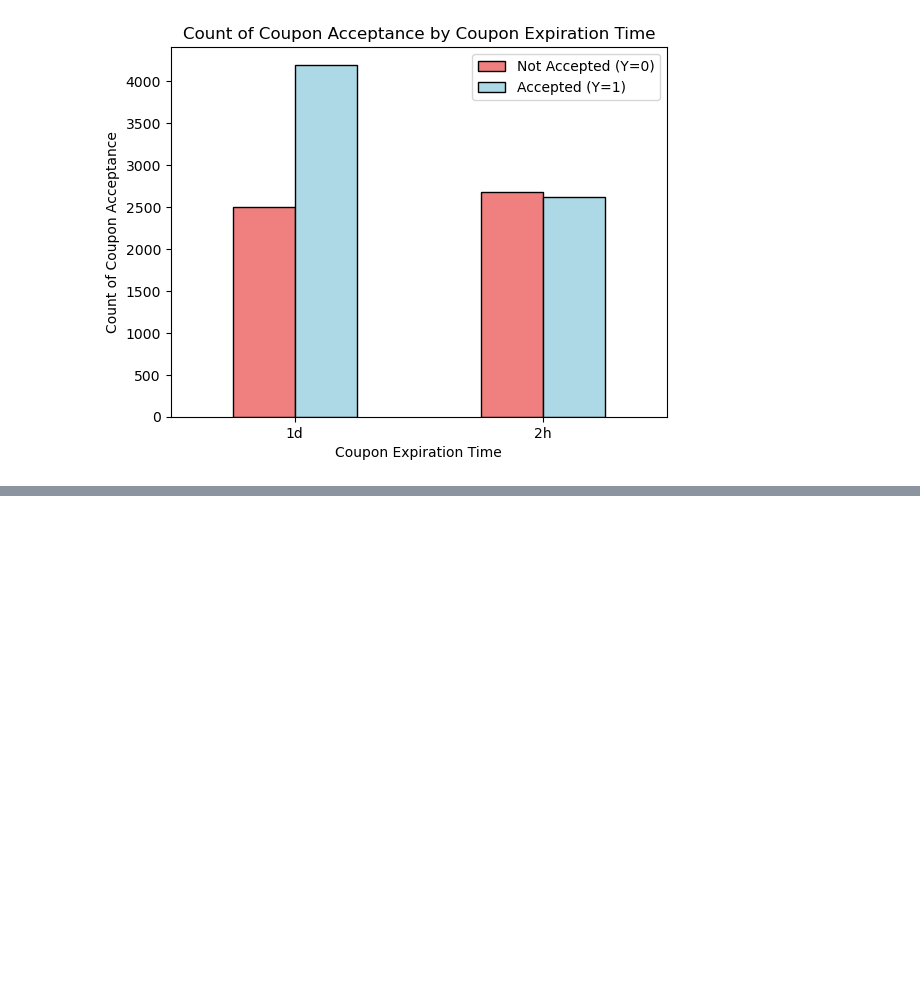
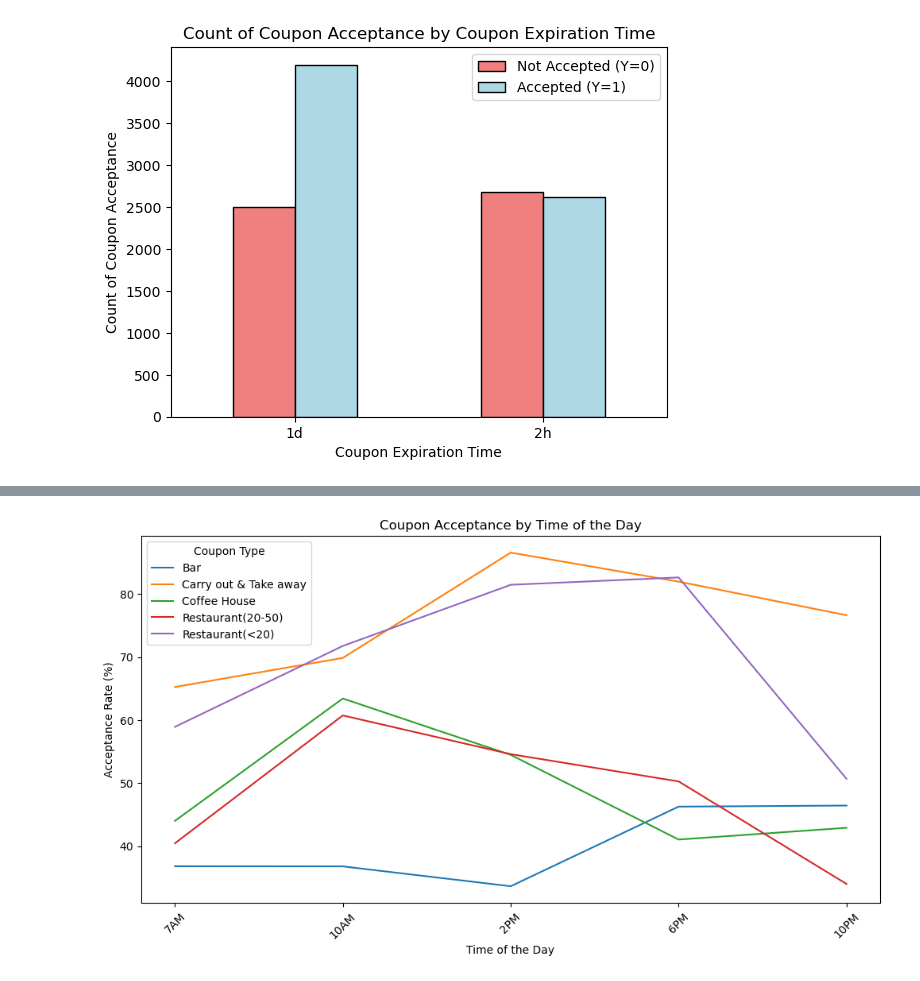
Before and after one commit to nachiketpatil/coupon_data_analysis, a Jupyter notebook: coupon_data_analysis.ipynb, the cells around one changed output, grey strips where cells are left out. Saved outputs shown, nothing was run; the diff lists cells and outputs as text; code cells hidden in the pictures; blank space fills up the shorter version.

```diff
--- a/coupon_data_analysis.ipynb
+++ b/coupon_data_analysis.ipynb
@@ -493,0 +521,28 @@ plt.show()
+# %%
+# Complex plot 2: What type of coupon is accepted more at different times of the day:
+# Looks like Restaurent coupons have highest rate of acceptance given any time of the day.
+# Coffee house coupons get accepted more in the mornings.
+
+time_order = ["7AM", "10AM", "2PM", "6PM", "10PM"]
+
+grouped_data = data_clean.groupby(["time", "coupon"])["Y"].mean().unstack()
+grouped_data = grouped_data.reindex(time_order)
+
+
+plt.figure(figsize=(12, 6))
+for coupon_type in grouped_data.columns:
+    plt.plot(grouped_data.index, grouped_data[coupon_type] * 100, label=coupon_type)
+
+# Labels and title
+plt.xlabel("Time of the Day")
+plt.ylabel("Acceptance Rate (%)")
+plt.title("Coupon Acceptance by Time of the Day")
+plt.legend(title="Coupon Type")
+
+# Rotate x-axis labels for better readability
+plt.xticks(rotation=45)
+
+# Show the plot
+plt.show()
+# %% [output]
+[figure, added]
```
Also changed, not shown: parts of 2 cells of this notebook.
